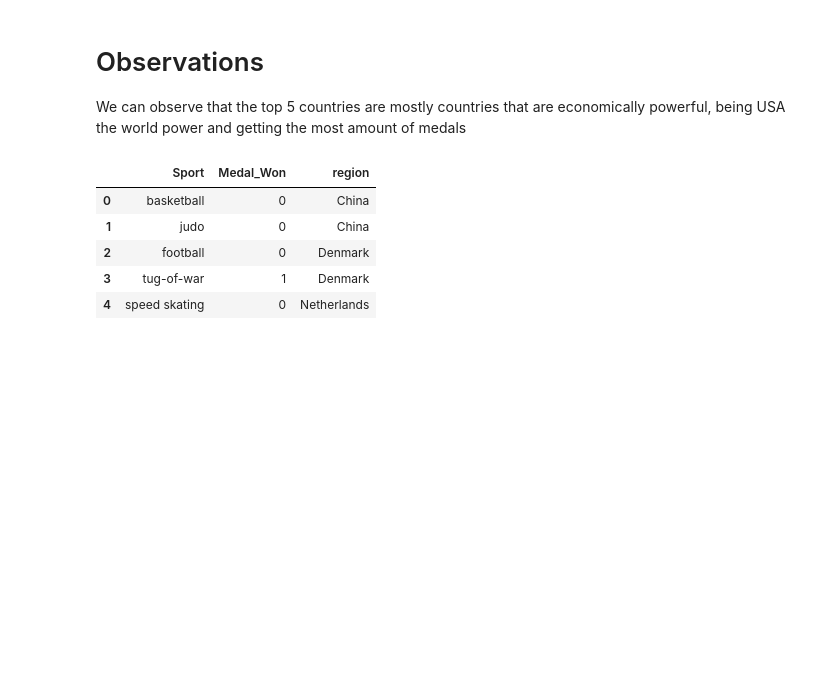
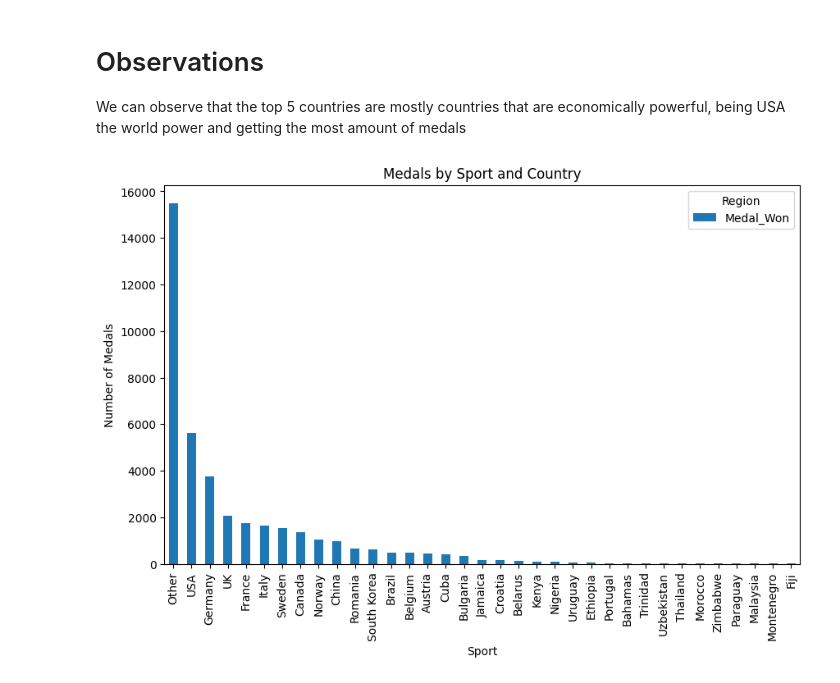
Before and after one commit to fabiohj7/DSA2-Final_Project, a Jupyter notebook: preprocessing.ipynb, the cells around one changed output. Saved outputs shown, nothing was run; the diff lists cells and outputs as text; code cells hidden in the pictures; blank space fills up the shorter version.

```diff
--- a/preprocessing.ipynb
+++ b/preprocessing.ipynb
@@ -134,12 +134,17 @@ plt.show()
 
 We can observe that the top 5 countries are mostly countries that are economically powerful, being USA the world power and getting the most amount of medals
 # %%
-medals_on_sports = cleaned_data[['Sport', 'Medal_Won', 'region']].copy()
-medals_on_sports.head()
+sport_medals = cleaned_data[cleaned_data['Medal_Won'] == 1].groupby(['Sport', 'region'])['Medal_Won'].count().reset_index()
+
+# Grouping regions with less medals than threshold to other
+threshold = 10
+sport_medals['region'] = sport_medals['region'].apply(lambda x: x if sport_medals[sport_medals['region'] == x]['Medal_Won'].values[0] >= threshold else 'Other')
+aggregated = sport_medals.groupby('region')['Medal_Won'].sum().sort_values(ascending=False)
+aggregated.plot(kind='bar', figsize=(10,6))
+plt.title('Medals by Sport and Country')
+plt.ylabel('Number of Medals')
+plt.xlabel('Sport')
+plt.legend(title='Region')
+plt.show()
 # %% [output]
-|  | Sport | Medal_Won | region |
-| 0 | basketball | 0 | China |
-| 1 | judo | 0 | China |
-| 2 | football | 0 | Denmark |
-| 3 | tug-of-war | 1 | Denmark |
-| 4 | speed skating | 0 | Netherlands |
+[figure, added]
```
Also changed, not shown: parts of 1 cell of this notebook.
